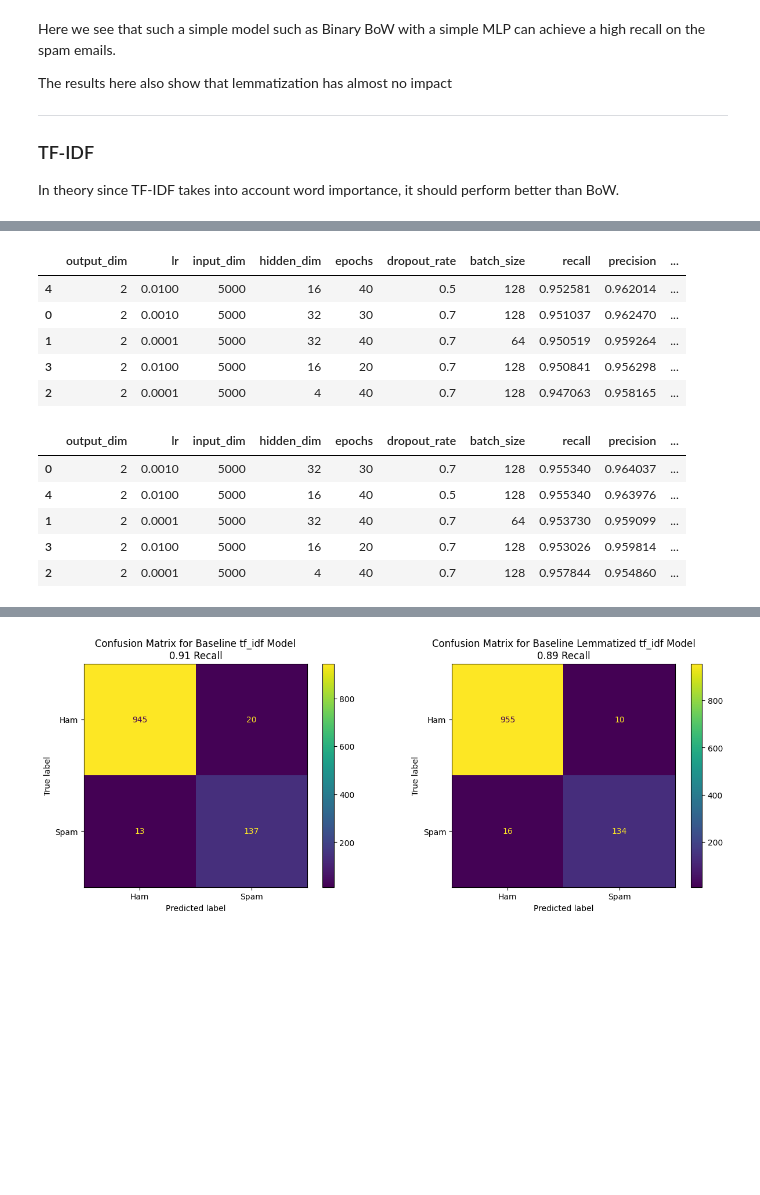
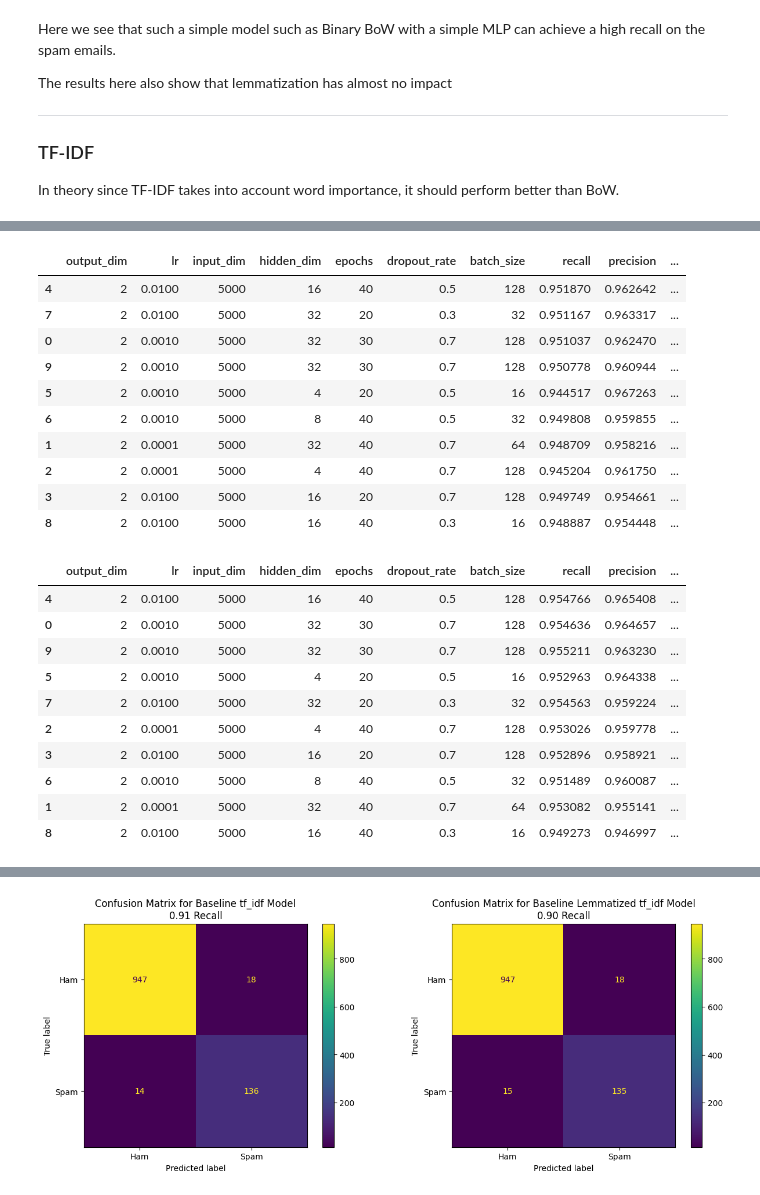
Before and after one commit to JovanHengGhimHong/Spam-Email-Detector, a Jupyter notebook: index.ipynb, the cells around one changed output, grey strips where cells are left out. Drawn from its saved outputs; the diff is of its cells as text; code cells hidden in the pictures; blank space fills up the shorter version.

```diff
--- a/index.ipynb
+++ b/index.ipynb
@@ -133,7 +135,7 @@ param_space = {
     'dropout_rate': [0.3, 0.5, 0.7]
 }
 
-selected_params = list(ParameterSampler(param_space, n_iter=5, random_state=42))
+selected_params = list(ParameterSampler(param_space, n_iter=10, random_state=42))
 # %%
 # we will train 2 models: one on the original data and one on the lemmatized data
 # we will be using stratified kf cv
@@ -444,22 +469,35 @@ Validation Accuracy: 0.980
 # %%
 tf_idf_results_df = pd.DataFrame(tf_idf_results).sort_values(by='f1', ascending=False)
 tf_idf_lematized_results_df = pd.DataFrame(tf_idf_lematized_results).sort_values(by='f1', ascending=False)
 
+tf_idf_results_df.to_csv('results/tf_idf_results.csv', index=False)
+tf_idf_lematized_results_df.to_csv('results/lemmatized_tf_idf_results.csv', index=False)
+
 display(tf_idf_results_df)
 display(tf_idf_lematized_results_df)
 # %% [output]
 |  | output_dim | lr | input_dim | hidden_dim | epochs | dropout_rate | batch_size | recall | precision | ... |
-| 4 | 2 | 0.0100 | 5000 | 16 | 40 | 0.5 | 128 | 0.952581 | 0.962014 | ... |
+| 4 | 2 | 0.0100 | 5000 | 16 | 40 | 0.5 | 128 | 0.951870 | 0.962642 | ... |
+| 7 | 2 | 0.0100 | 5000 | 32 | 20 | 0.3 | 32 | 0.951167 | 0.963317 | ... |
 | 0 | 2 | 0.0010 | 5000 | 32 | 30 | 0.7 | 128 | 0.951037 | 0.962470 | ... |
-| 1 | 2 | 0.0001 | 5000 | 32 | 40 | 0.7 | 64 | 0.950519 | 0.959264 | ... |
-| 3 | 2 | 0.0100 | 5000 | 16 | 20 | 0.7 | 128 | 0.950841 | 0.956298 | ... |
-| 2 | 2 | 0.0001 | 5000 | 4 | 40 | 0.7 | 128 | 0.947063 | 0.958165 | ... |
+| 9 | 2 | 0.0010 | 5000 | 32 | 30 | 0.7 | 128 | 0.950778 | 0.960944 | ... |
+| 5 | 2 | 0.0010 | 5000 | 4 | 20 | 0.5 | 16 | 0.944517 | 0.967263 | ... |
+| 6 | 2 | 0.0010 | 5000 | 8 | 40 | 0.5 | 32 | 0.949808 | 0.959855 | ... |
+| 1 | 2 | 0.0001 | 5000 | 32 | 40 | 0.7 | 64 | 0.948709 | 0.958216 | ... |
+| 2 | 2 | 0.0001 | 5000 | 4 | 40 | 0.7 | 128 | 0.945204 | 0.961750 | ... |
+| 3 | 2 | 0.0100 | 5000 | 16 | 20 | 0.7 | 128 | 0.949749 | 0.954661 | ... |
+| 8 | 2 | 0.0100 | 5000 | 16 | 40 | 0.3 | 16 | 0.948887 | 0.954448 | ... |
 |  | output_dim | lr | input_dim | hidden_dim | epochs | dropout_rate | batch_size | recall | precision | ... |
-| 0 | 2 | 0.0010 | 5000 | 32 | 30 | 0.7 | 128 | 0.955340 | 0.964037 | ... |
-| 4 | 2 | 0.0100 | 5000 | 16 | 40 | 0.5 | 128 | 0.955340 | 0.963976 | ... |
-| 1 | 2 | 0.0001 | 5000 | 32 | 40 | 0.7 | 64 | 0.953730 | 0.959099 | ... |
-| 3 | 2 | 0.0100 | 5000 | 16 | 20 | 0.7 | 128 | 0.953026 | 0.959814 | ... |
-| 2 | 2 | 0.0001 | 5000 | 4 | 40 | 0.7 | 128 | 0.957844 | 0.954860 | ... |
+| 4 | 2 | 0.0100 | 5000 | 16 | 40 | 0.5 | 128 | 0.954766 | 0.965408 | ... |
+| 0 | 2 | 0.0010 | 5000 | 32 | 30 | 0.7 | 128 | 0.954636 | 0.964657 | ... |
+| 9 | 2 | 0.0010 | 5000 | 32 | 30 | 0.7 | 128 | 0.955211 | 0.963230 | ... |
+| 5 | 2 | 0.0010 | 5000 | 4 | 20 | 0.5 | 16 | 0.952963 | 0.964338 | ... |
+| 7 | 2 | 0.0100 | 5000 | 32 | 20 | 0.3 | 32 | 0.954563 | 0.959224 | ... |
+| 2 | 2 | 0.0001 | 5000 | 4 | 40 | 0.7 | 128 | 0.953026 | 0.959778 | ... |
+| 3 | 2 | 0.0100 | 5000 | 16 | 20 | 0.7 | 128 | 0.952896 | 0.958921 | ... |
+| 6 | 2 | 0.0010 | 5000 | 8 | 40 | 0.5 | 32 | 0.951489 | 0.960087 | ... |
+| 1 | 2 | 0.0001 | 5000 | 32 | 40 | 0.7 | 64 | 0.953082 | 0.955141 | ... |
+| 8 | 2 | 0.0100 | 5000 | 16 | 40 | 0.3 | 16 | 0.949273 | 0.946997 | ... |
 # %%
 print('Training Baseline TF-IDF Model')
 with timer('Baseline TF-IDF Model Training Time'):
```
Also changed, not shown: parts of 25 cells of this notebook, 9 other files.
